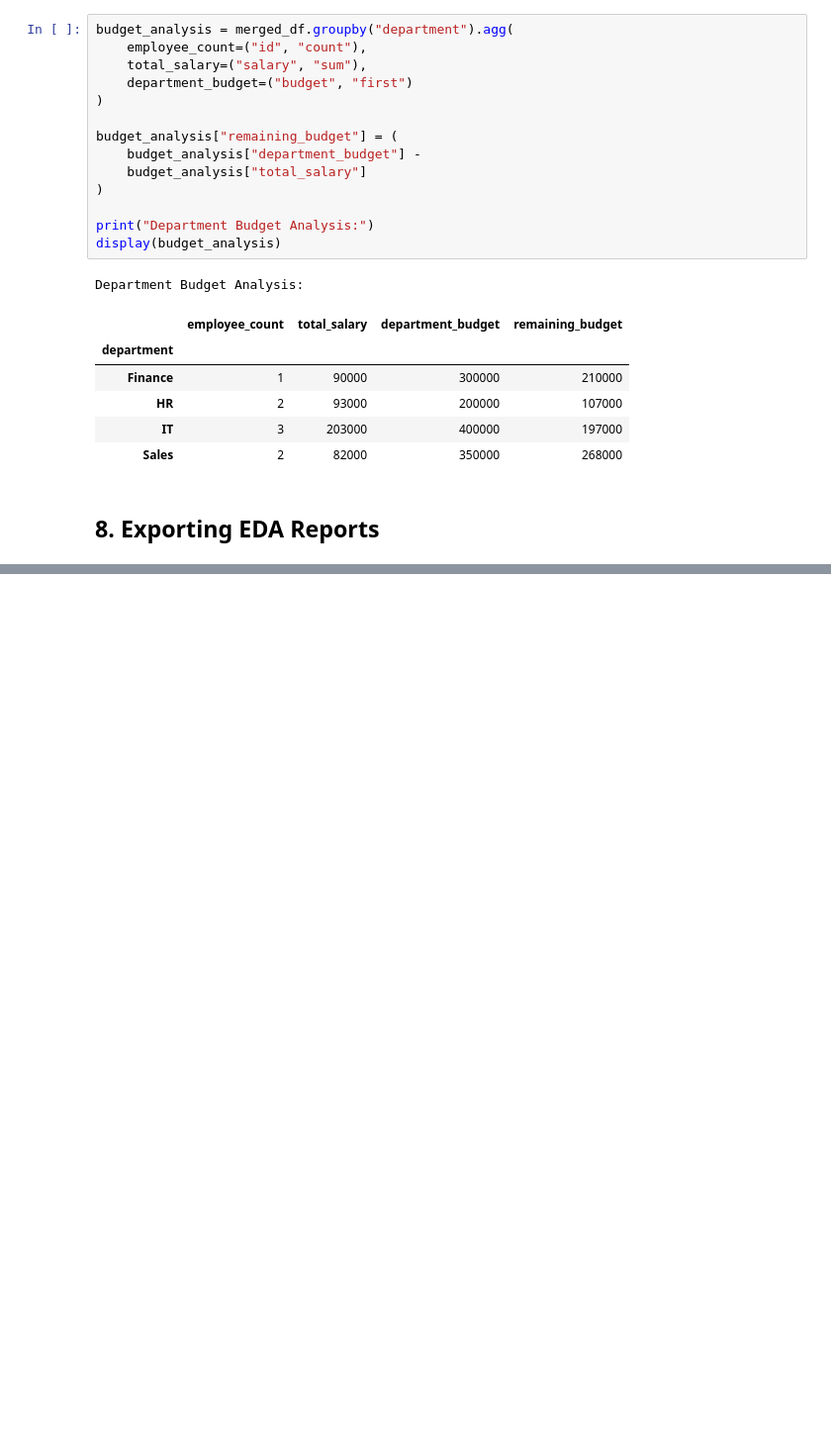
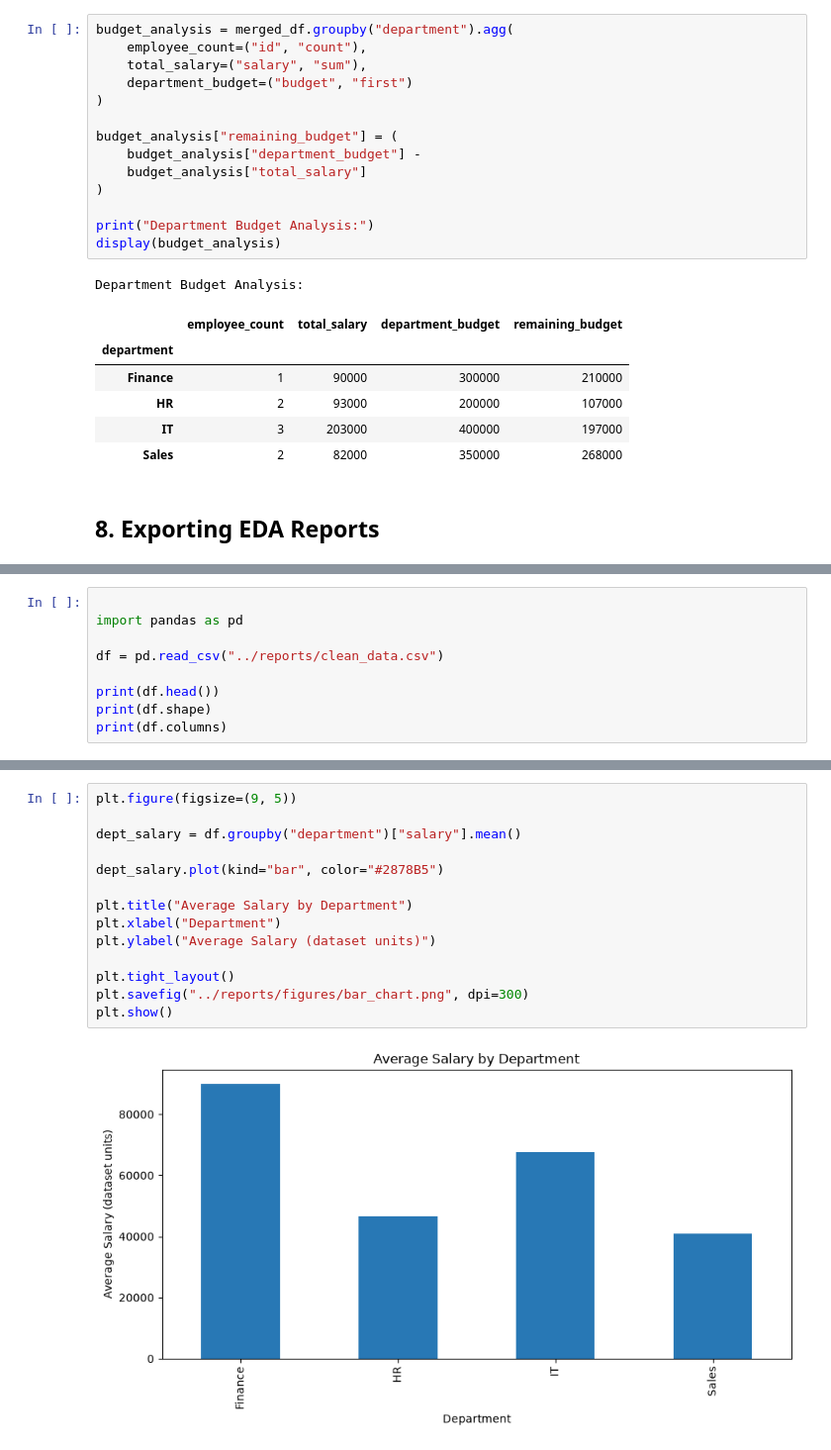
Before and after one commit to barathYoho/employee-data-analysis, a Jupyter notebook: notebooks/employee_analysis.ipynb, the cells around one changed output, grey strips where cells are left out. Shown at 99% size. Drawn from its saved outputs; the diff is of its cells as text; blank space fills up the shorter version.

Commit message:
Add five employee data visualisations

```diff
--- a/notebooks/employee_analysis.ipynb
+++ b/notebooks/employee_analysis.ipynb
@@ -356,0 +393,9 @@ Department Budget Analysis:
+# %%
+
+import pandas as pd
+
+df = pd.read_csv("../reports/clean_data.csv")
+
+print(df.head())
+print(df.shape)
+print(df.columns)
@@ -356,0 +426,16 @@ Department Budget Analysis:
+# %%
+plt.figure(figsize=(9, 5))
+
+dept_salary = df.groupby("department")["salary"].mean()
+
+dept_salary.plot(kind="bar", color="#2878B5")
+
+plt.title("Average Salary by Department")
+plt.xlabel("Department")
+plt.ylabel("Average Salary (dataset units)")
+
+plt.tight_layout()
+plt.savefig("../reports/figures/bar_chart.png", dpi=300)
+plt.show()
+# %% [output]
+[figure, added]
```
Also changed, not shown: parts of 25 cells of this notebook, 5 other files.
